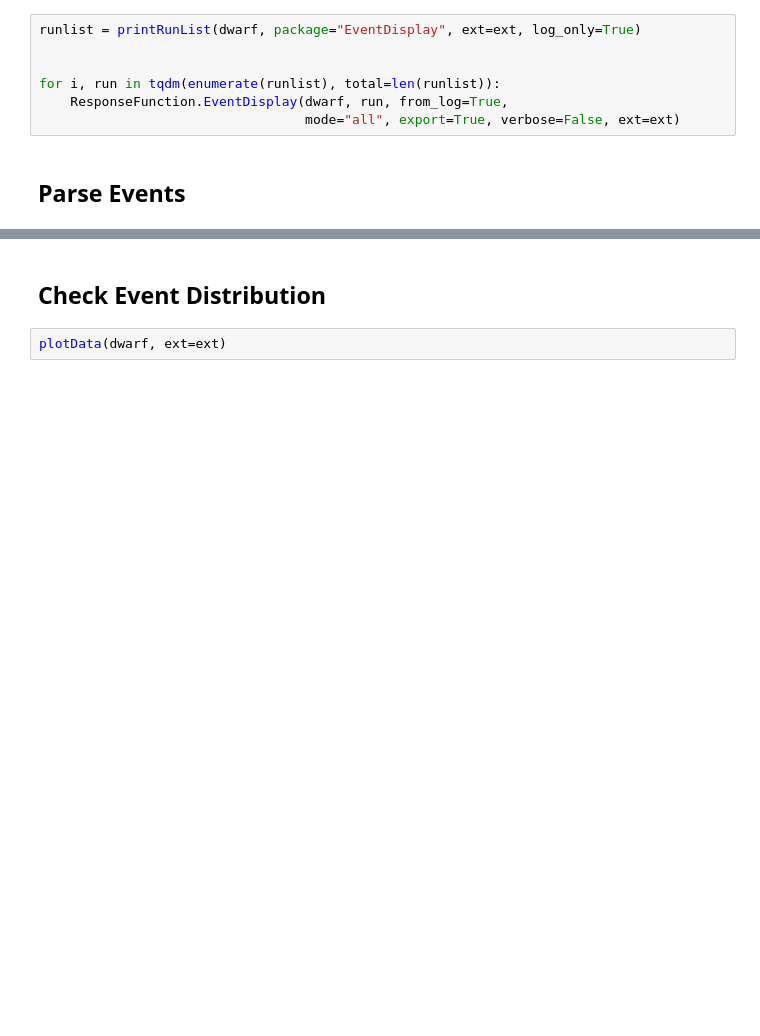
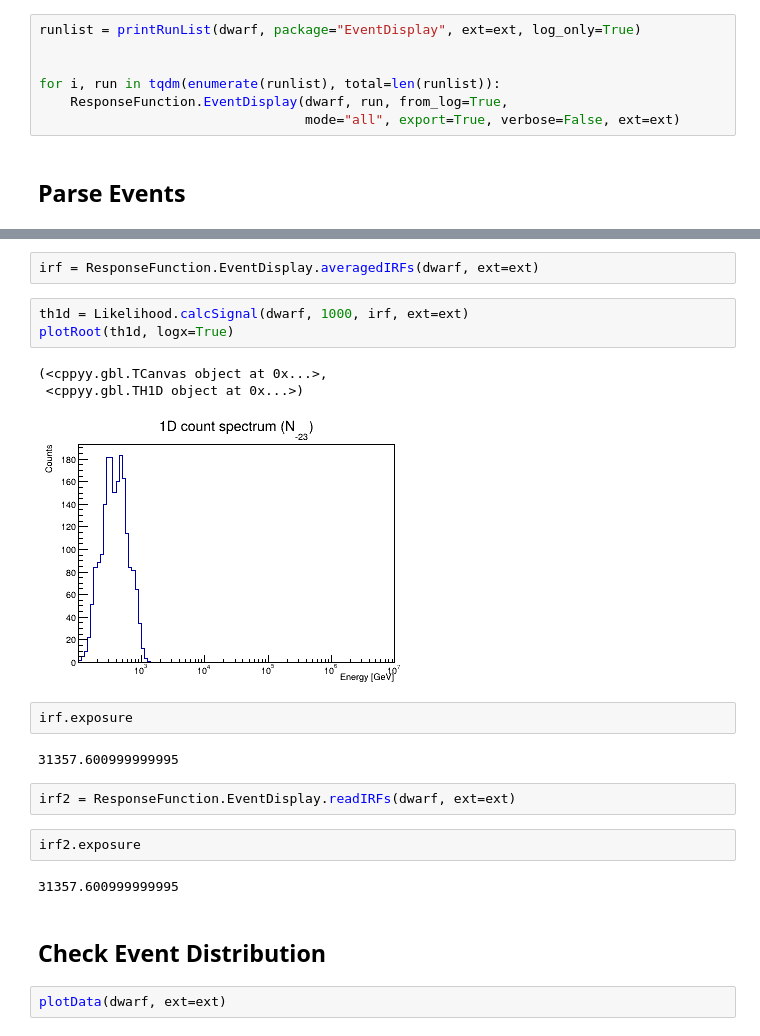
Before and after one commit to leandrorizk/dm_analysis, a Jupyter notebook: Ursa_Major_III.ipynb, the cells around one changed output, grey strips where cells are left out. Drawn from its saved outputs; the diff is of its cells as text; blank space fills up the shorter version.

```diff
--- a/Ursa_Major_III.ipynb
+++ b/Ursa_Major_III.ipynb
@@ -71,3 +36,22 @@ Warning in <TClass::Init>: no dictionary for class VAnaSumRunParameterListOfExcl
+# %%
+irf = ResponseFunction.EventDisplay.averagedIRFs(dwarf, ext=ext)
+# %%
+th1d = Likelihood.calcSignal(dwarf, 1000, irf, ext=ext)
+plotRoot(th1d, logx=True)
+# %% [output]
+(<cppyy.gbl.TCanvas object at 0x...>,
+ <cppyy.gbl.TH1D object at 0x...>)
+[figure, added]
+# %%
+irf.exposure
+# %% [output]
+31357.600999999995
+# %%
+irf2 = ResponseFunction.EventDisplay.readIRFs(dwarf, ext=ext)
+# %%
+irf2.exposure
+# %% [output]
+31357.600999999995
 # %% [markdown]
 ## Check Event Distribution
 # %%
```
Also changed, not shown: parts of 23 cells of this notebook, 2 other files.
